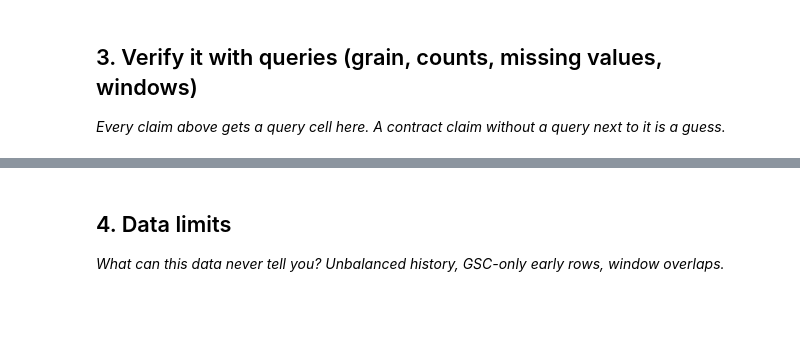
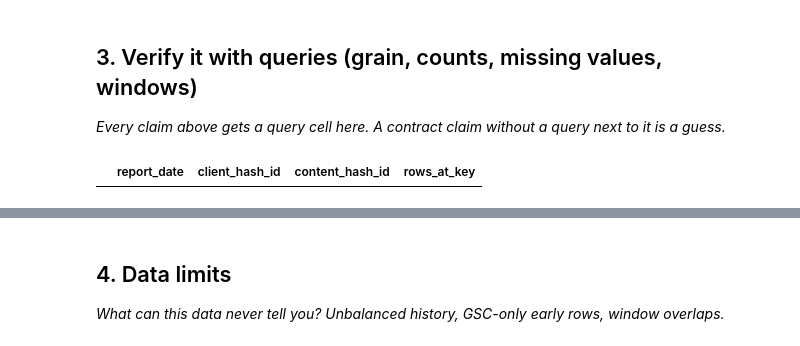
Before and after one commit to avi-dot-ai/FL-W, a Jupyter notebook: work/notebooks/w03_data_contract.ipynb, the cells around one changed output, grey strips where cells are left out. Drawn from its saved outputs; the diff is of its cells as text; code cells hidden in the pictures; blank space fills up the shorter version.

```diff
--- a/work/notebooks/w03_data_contract.ipynb
+++ b/work/notebooks/w03_data_contract.ipynb
@@ -29,0 +56,11 @@ This skeleton is yours to fill. Work the sections **in order** — each one has
+# %%
+# Verification 1 — raw daily grain. Empty output means the declared daily key holds.
+con.sql(f"""
+    SELECT report_date, client_hash_id, content_hash_id, COUNT(*) AS rows_at_key
+    FROM {MARCH}
+    GROUP BY 1, 2, 3
+    HAVING COUNT(*) > 1
+    LIMIT 10
+""").df()
+# %% [output]
+|  | report_date | client_hash_id | content_hash_id | rows_at_key |
```
Also changed, not shown: parts of 18 cells of this notebook.
